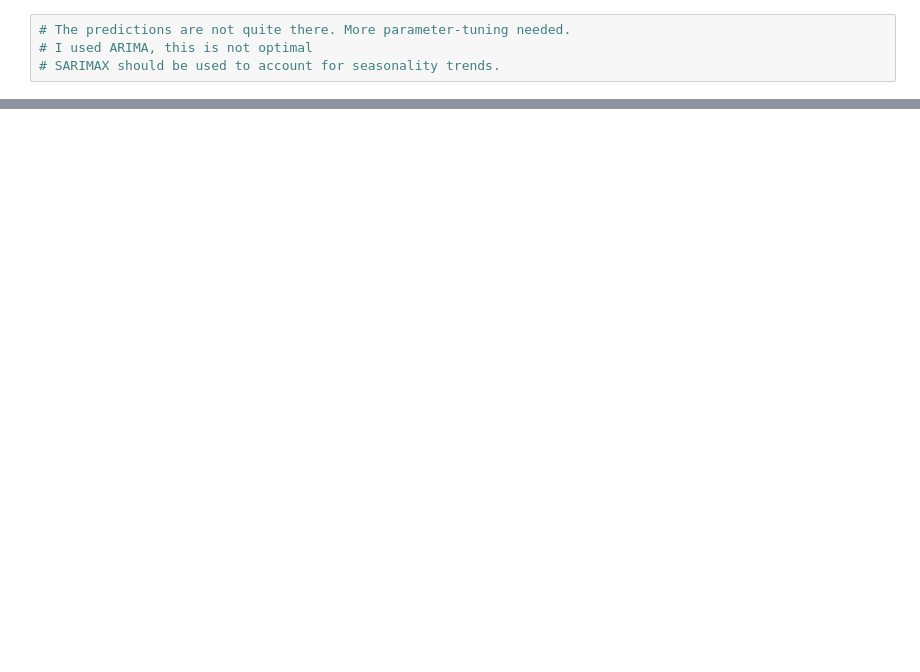
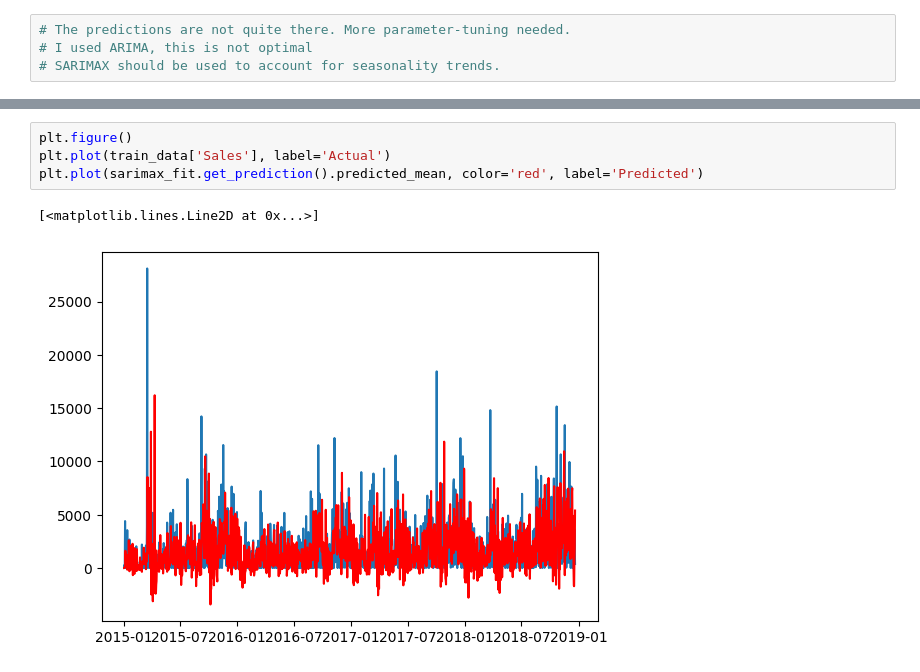
Before and after one commit to MrIsCM/DataProjects, a Jupyter notebook: P1_Sales_DA/predictions.ipynb, the cells around one changed output, grey strips where cells are left out. Cells and saved outputs as stored; diff of their text form; blank space fills up the shorter version.

```diff
--- a/P1_Sales_DA/predictions.ipynb
+++ b/P1_Sales_DA/predictions.ipynb
@@ -125,0 +174,7 @@ sarimax_fit = sarimax_model.fit()
+# %%
+plt.figure()
+plt.plot(train_data['Sales'], label='Actual')
+plt.plot(sarimax_fit.get_prediction().predicted_mean, color='red', label='Predicted')
+# %% [output]
+[<matplotlib.lines.Line2D at 0x...>]
+[figure, added]
```
Also changed, not shown: parts of 11 cells of this notebook.
